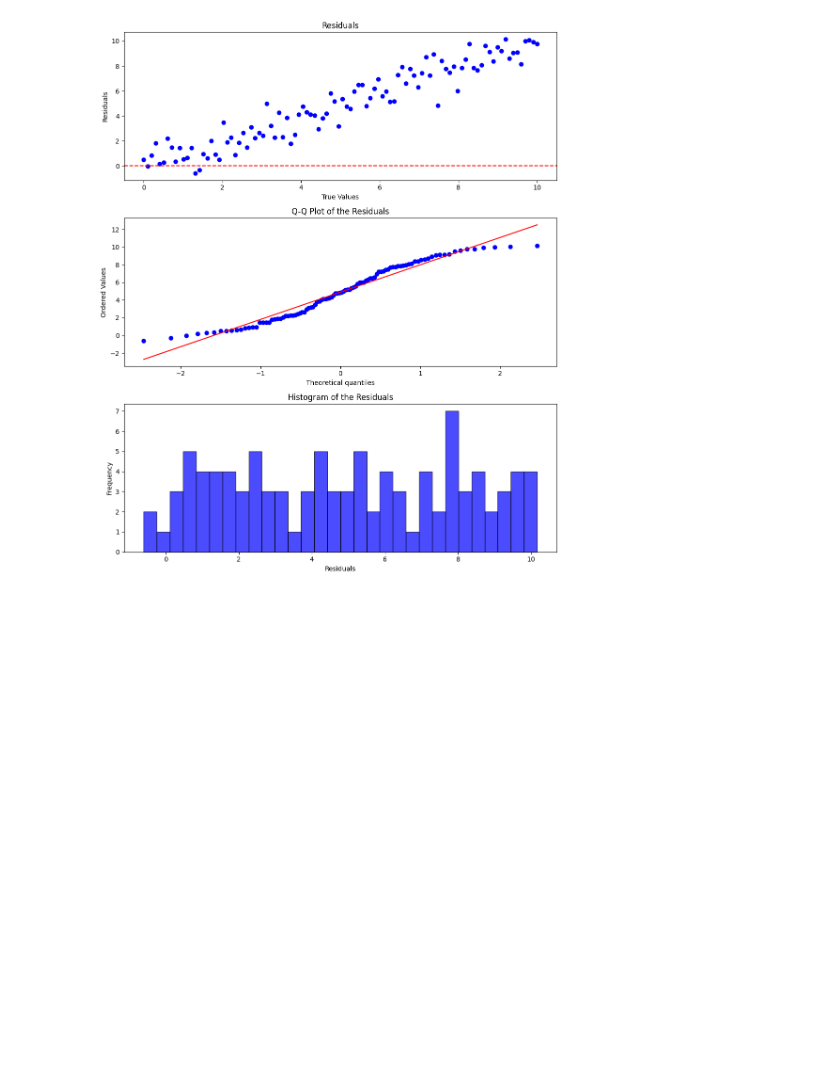
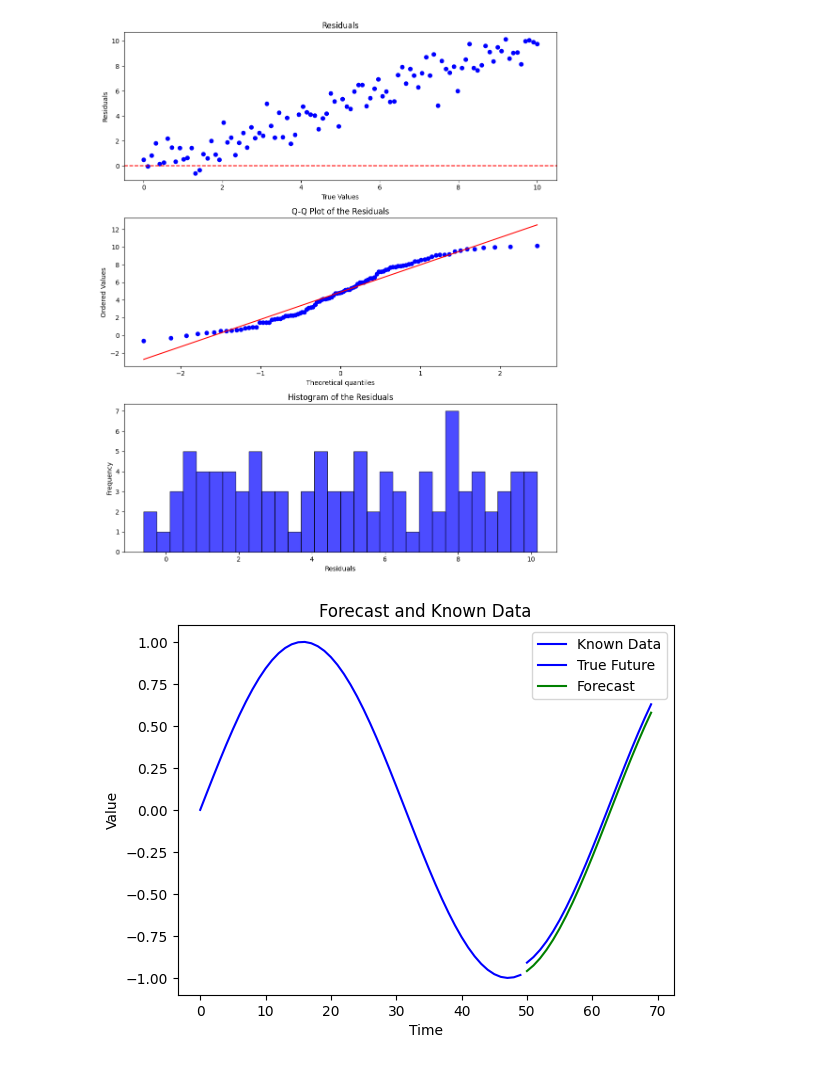
Before and after one commit to InnerShadow/UDSpredictor, a Jupyter notebook: src/demo.ipynb, the cells around one changed output. Saved outputs shown, nothing was run; the diff lists cells and outputs as text; code cells hidden in the pictures; blank space fills up the shorter version.

Commit message:
fix_forecast_still_questions

```diff
--- a/src/demo.ipynb
+++ b/src/demo.ipynb
@@ -293,3 +293,29 @@ drawer.plot()
 # drawer.save(output_path)
 # %% [output]
 [figure]
+# %%
+import numpy as np
+import matplotlib.pyplot as plt
+from DrawingSystem.ForecastDrawer import ForecastDrawer
+
+forecast_drawer = ForecastDrawer()
+
+time_known = np.arange(0, 50)
+values_known = np.sin(0.1 * time_known)
+
+
+time_forecast = np.arange(50, 70)
+values_forecast = np.sin(0.1 * time_forecast)
+
+
+time_true = time_forecast
+values_true = np.sin(0.1 * time_true) + 0.05
+
+forecast_drawer.add_known_data(x=time_known, y=values_known, label='Known Data')
+
+forecast_drawer.add_forecast_data(x_true=time_true, y_true=values_true, true_label='True Data',
+                                  x=time_forecast, y=values_forecast, label='Forecast')
+
+forecast_drawer.plot()
+# %% [output]
+[figure, added]
```
Also changed, not shown: 1 other file.
